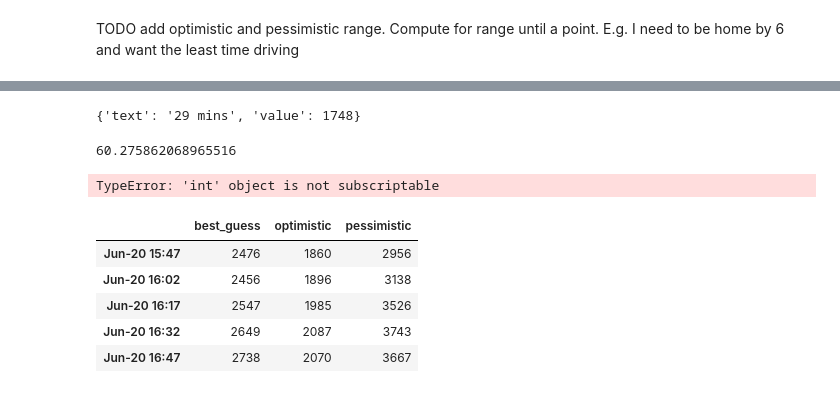
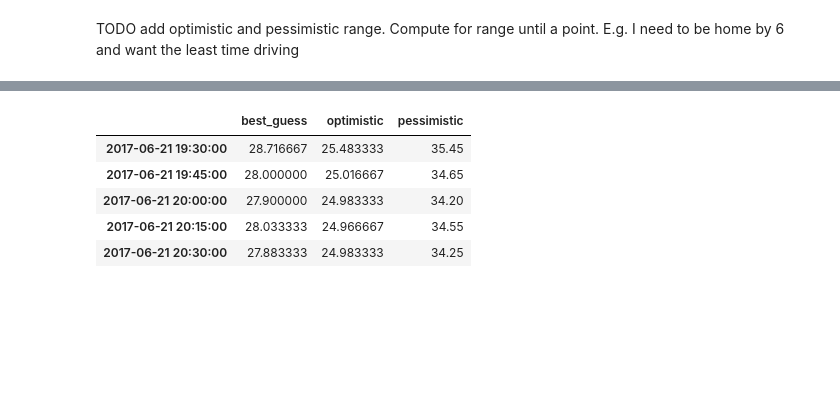
Before and after one commit to rogerfitz/tutorials, a Jupyter notebook: travel_time_visualization/Google Maps.ipynb, the cells around one changed output, grey strips where cells are left out. Saved outputs shown, nothing was run; the diff lists cells and outputs as text; code cells hidden in the pictures; blank space fills up the shorter version.

```diff
--- a/travel_time_visualization/Google Maps.ipynb
+++ b/travel_time_visualization/Google Maps.ipynb
@@ -34,12 +35,11 @@ len(range(0,60*14,15))*3
 # %%
 from collections import defaultdict
-now=departure_time=datetime.datetime.now()
-start_date=now
+departure_time=datetime.datetime(2017, 6, 21, 12, 45, 0, 0)#datetime.datetime.now()
+start_date=departure_time
 request_times=defaultdict(dict)
-for date in (start_date + datetime.timedelta(minutes=offset) for offset in range(0,60*14,15)):
-    if date<start_date+datetime.timedelta(hours=5)#replace with UNTIL:
-        date_str=date.strftime("%b-%d %H:%M")
-        request_times['best_guess'][date_str]=(getDistanceMatrix("ORD","60527","car",int(date.timestamp()),'best_guess'))
-        request_times['pessimistic'][date_str]=(getDistanceMatrix("ORD","60527","car",int(date.timestamp()),'pessimistic'))
-        request_times['optimistic'][date_str]=(getDistanceMatrix("ORD","60527","car",int(date.timestamp()),'optimistic'))
-request_times
+for date in (start_date + datetime.timedelta(minutes=offset) for offset in range(0,60*8,15)):
+    #if date<start_date+datetime.timedelta(hours=5):#replace with UNTIL
+    date_str=date#.strftime("%b-%d %H:%M")
+    request_times['best_guess'][date_str]=(getDistanceMatrix("60606","60527","car",int(date.timestamp()),'best_guess'))
+    request_times['pessimistic'][date_str]=(getDistanceMatrix("60606","60527","car",int(date.timestamp()),'pessimistic'))
+    request_times['optimistic'][date_str]=(getDistanceMatrix("60606","60527","car",int(date.timestamp()),'optimistic'))
@@ -81,34 +46,16 @@ defaultdict(dict,
-# %%
-{'destination_addresses': ['Willowbrook, IL 60527, USA'],
-               'origin_addresses': ["O'Hare International Airport (ORD), 10000 W O'Hare Ave, Chicago, IL 60666, USA"],
-               'rows': [{'elements': [{'distance': {'text': '34.0 km',
-                    'value': 34044},
-                   'duration': {'text': '25 mins', 'value': 1500},
-                   'duration_in_traffic': {'text': '29 mins', 'value': 1748},
-                   'status': 'OK'}]}],
-               'status': 'OK'}['rows'][0]['elements'][0]['duration_in_traffic']['value']
-# %% [output]
-{'text': '29 mins', 'value': 1748}
-# %%
-1748/29
-# %% [output]
-60.275862068965516
 # %%
 request_times_copy=request_times.copy()
 for date in request_times_copy:
     for traffic_model in request_times_copy[date]:
         request_times_copy[date][traffic_model]=request_times[date][traffic_model]['rows'][0]['elements'][0]['duration_in_traffic']['value']
-request_times_copy
-# %% [output]
-TypeError: 'int' object is not subscriptable
 # %%
 import pandas as pd
-travel_times=pd.DataFrame(request_times_copy)
-travel_times.head()
+travel_times=pd.DataFrame(request_times_copy)/60
+travel_times.tail()
 # %% [output]
 |  | best_guess | optimistic | pessimistic |
-| Jun-20 15:47 | 2476 | 1860 | 2956 |
-| Jun-20 16:02 | 2456 | 1896 | 3138 |
-| Jun-20 16:17 | 2547 | 1985 | 3526 |
-| Jun-20 16:32 | 2649 | 2087 | 3743 |
-| Jun-20 16:47 | 2738 | 2070 | 3667 |
+| 2017-06-21 19:30:00 | 28.716667 | 25.483333 | 35.45 |
+| 2017-06-21 19:45:00 | 28.000000 | 25.016667 | 34.65 |
+| 2017-06-21 20:00:00 | 27.900000 | 24.983333 | 34.20 |
+| 2017-06-21 20:15:00 | 28.033333 | 24.966667 | 34.55 |
+| 2017-06-21 20:30:00 | 27.883333 | 24.983333 | 34.25 |
```
Also changed, not shown: parts of 13 cells of this notebook, 1 other file.
